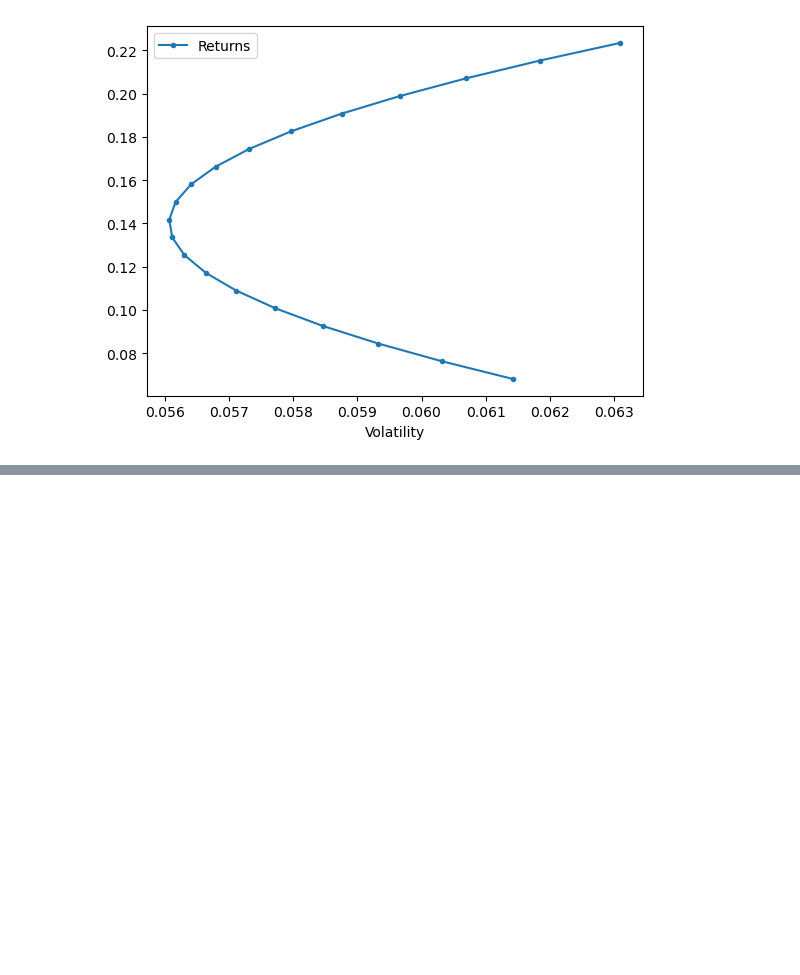
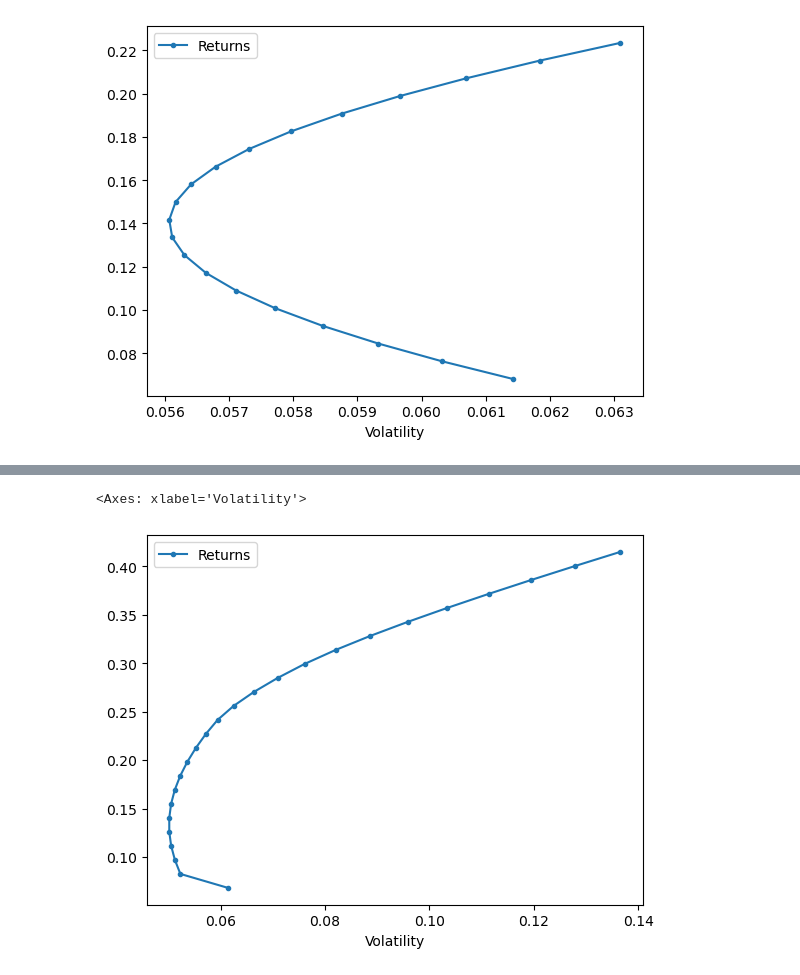
Before and after one commit to fran-salas/portfolio_analyst, a Jupyter notebook: EDHEC/01-M2-PortOptim.ipynb, the cells around one changed output, grey strips where cells are left out. Saved outputs shown, nothing was run; the diff lists cells and outputs as text; code cells hidden in the pictures; blank space fills up the shorter version.

```diff
--- a/EDHEC/01-M2-PortOptim.ipynb
+++ b/EDHEC/01-M2-PortOptim.ipynb
@@ -323,0 +400,8 @@ erk.plot_ef2(20,er[l],cov.loc[l,l])
+# %%
+#Example
+l = ["Smoke", "Fin", "Games", "Coal"]
+
+erk.plot_ef(25, er[l], cov.loc[l,l]) #four asset multi efficient frontier
+# %% [output]
+<Axes: xlabel='Volatility'>
+[figure, added]
```
Also changed, not shown: parts of 5 cells of this notebook, 1 other file.
